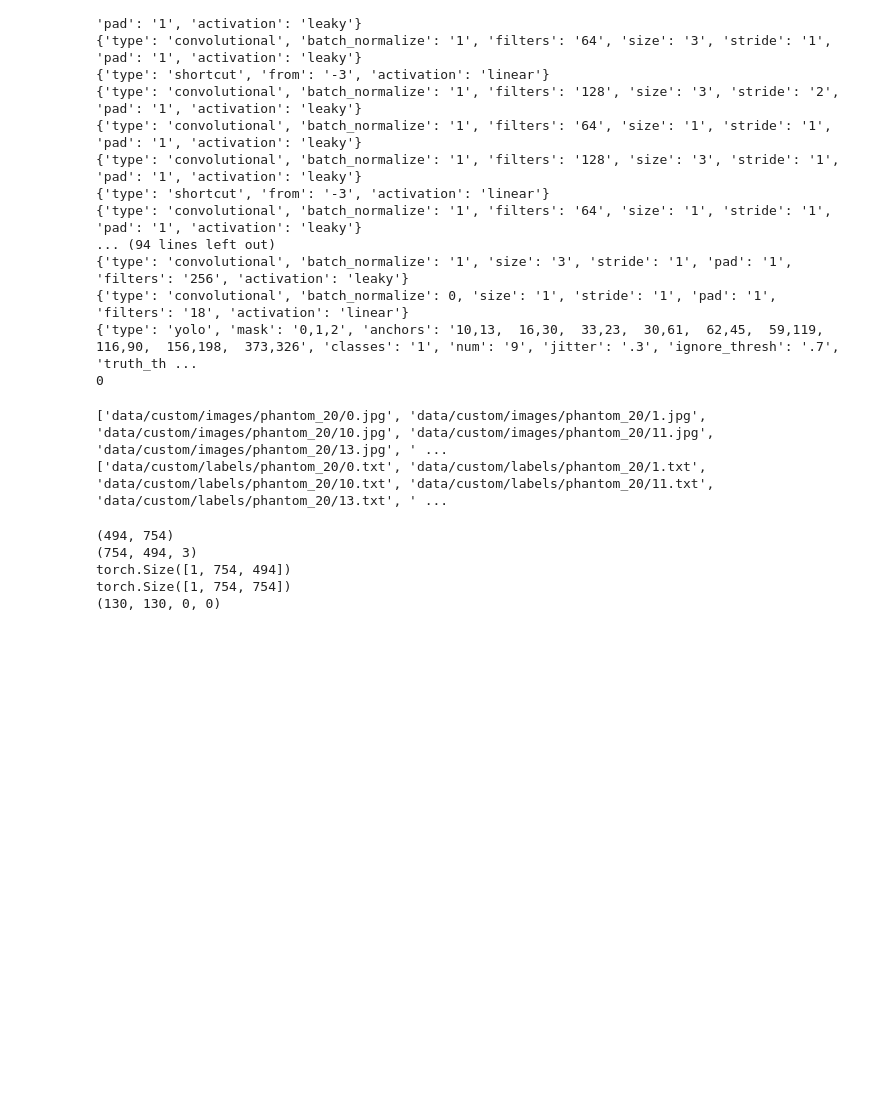
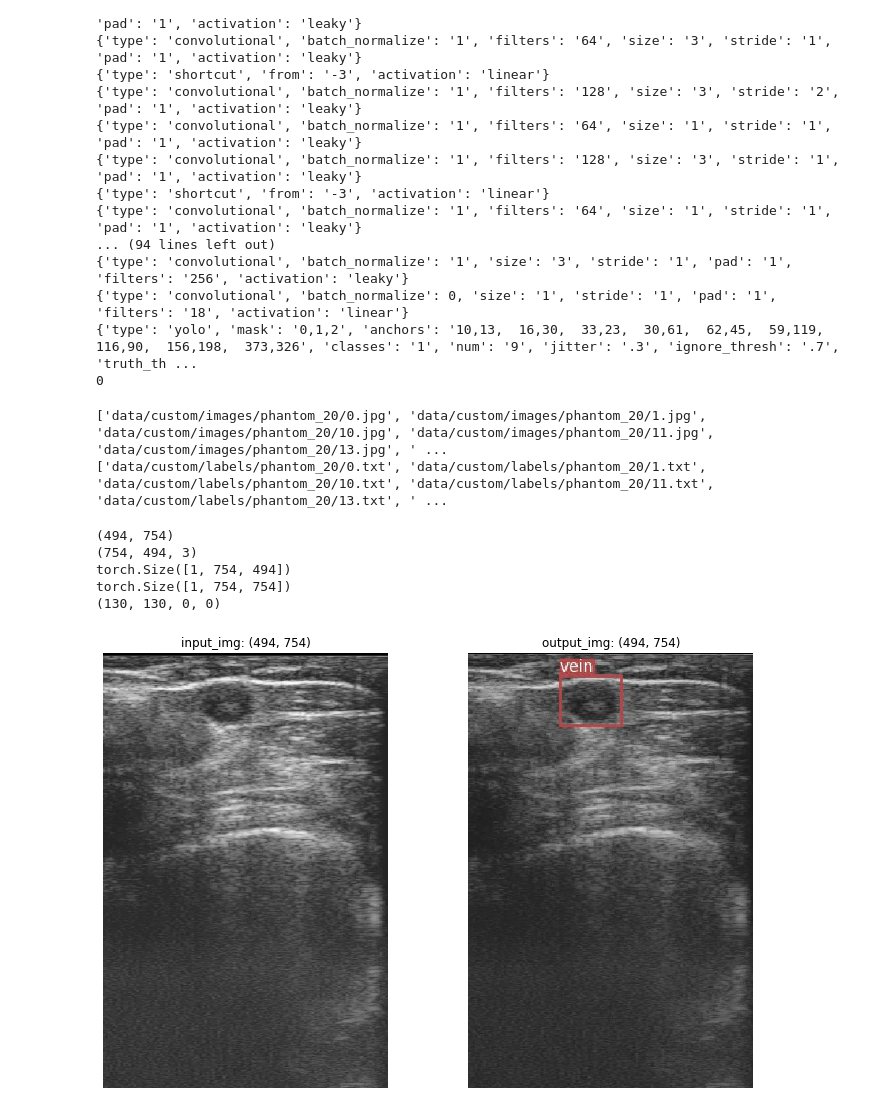
Before and after one commit to zhangjing1997/IV_Detection, a Jupyter notebook: YOLOv3/eda_yolo.ipynb, the cells around one changed output. Saved outputs shown, nothing was run; the diff lists cells and outputs as text; code cells hidden in the pictures; blank space fills up the shorter version.

```diff
--- a/YOLOv3/eda_yolo.ipynb
+++ b/YOLOv3/eda_yolo.ipynb
@@ -192,15 +194,17 @@ plt.gca().xaxis.set_major_locator(NullLocator())
 plt.gca().yaxis.set_major_locator(NullLocator())
 plt.show()
 # %%
-# Visualization Comparison between input_img and output_img
-input_img = Image.open('data/custom/images/0.jpg').convert('RGB')
-output_img = Image.open('output/0.png')
+# Visualization Comparison between input_img and output_img -> invivo_91
+input_img = Image.open('data/custom/images/invivo_91/0.jpg').convert('L')
+output_img = Image.open('output/invivo_91/0.jpg')
 
 imgs = [input_img, output_img]
 titles = [f'input_img: {input_img.size}', f'output_img: {output_img.size}']
 plt.figure(figsize=(12,8))
 for i, (img, title) in enumerate(zip(imgs, titles)):
     plt.subplot(1, 2, i + 1)
     plt.imshow(img, cmap='gray')
     plt.title(title)
     plt.axis('off')
+# %% [output]
+[figure, added]
```
Also changed, not shown: parts of 3 cells of this notebook, 11 other files.
